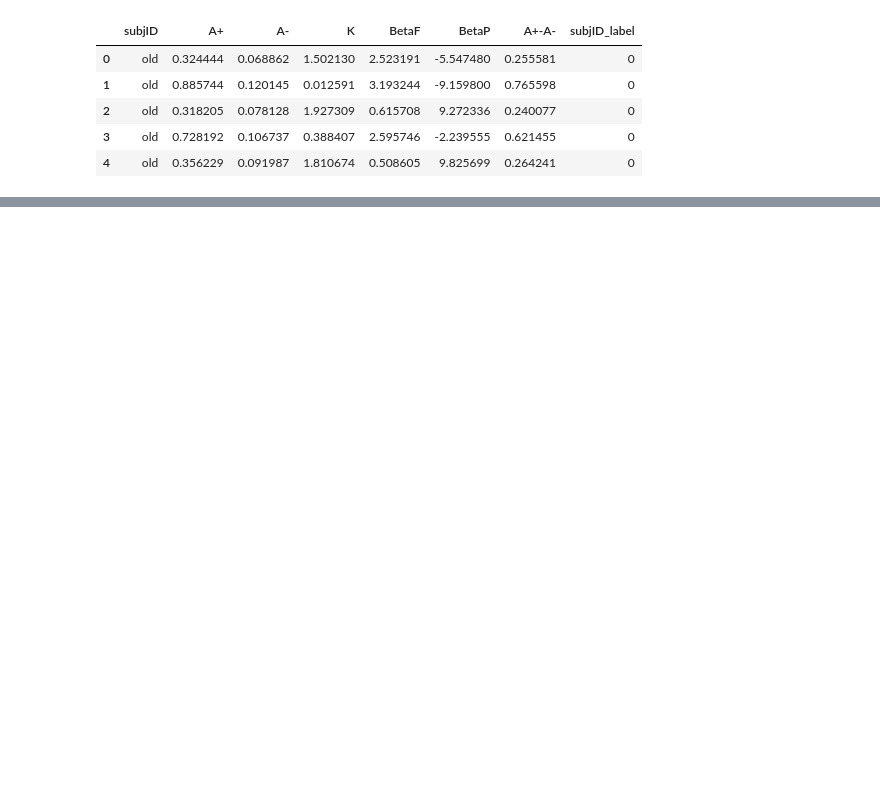
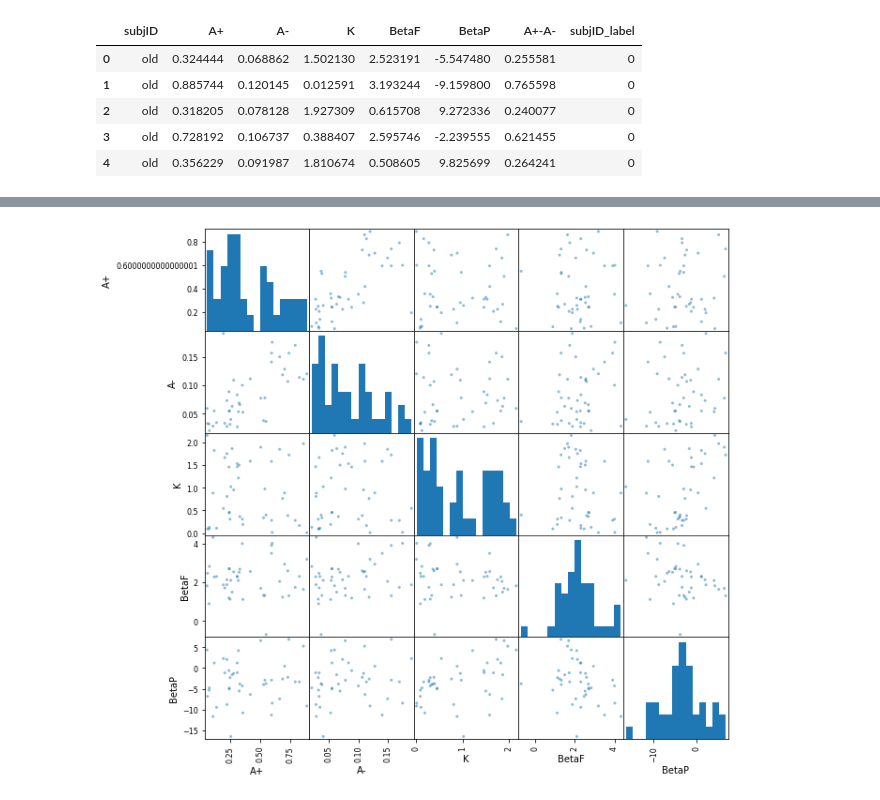
Before and after one commit to adampower48/ca4015_assignment1_dan_adam, a Jupyter notebook: book/_build/jupyter_execute/data_exploration.ipynb, the cells around one changed output, grey strips where cells are left out. Saved outputs shown, nothing was run; the diff lists cells and outputs as text; code cells hidden in the pictures; blank space fills up the shorter version.

```diff
--- a/book/_build/jupyter_execute/data_exploration.ipynb
+++ b/book/_build/jupyter_execute/data_exploration.ipynb
@@ -26,0 +61,8 @@ plt.show()
+# %%
+beta_p_split = 7
+# %%
+_df = df_orl_old[df_orl_old["BetaP"] <= beta_p_split]
+pd.plotting.scatter_matrix(_df[ ["A+", "A-", "K", "BetaF", "BetaP"]], figsize=(10,10), hist_kwds=dict(bins=15), diagonal="hist")
+plt.show()
+# %% [output]
+[figure, added]
```
Also changed, not shown: parts of 14 cells of this notebook, 23 other files.
